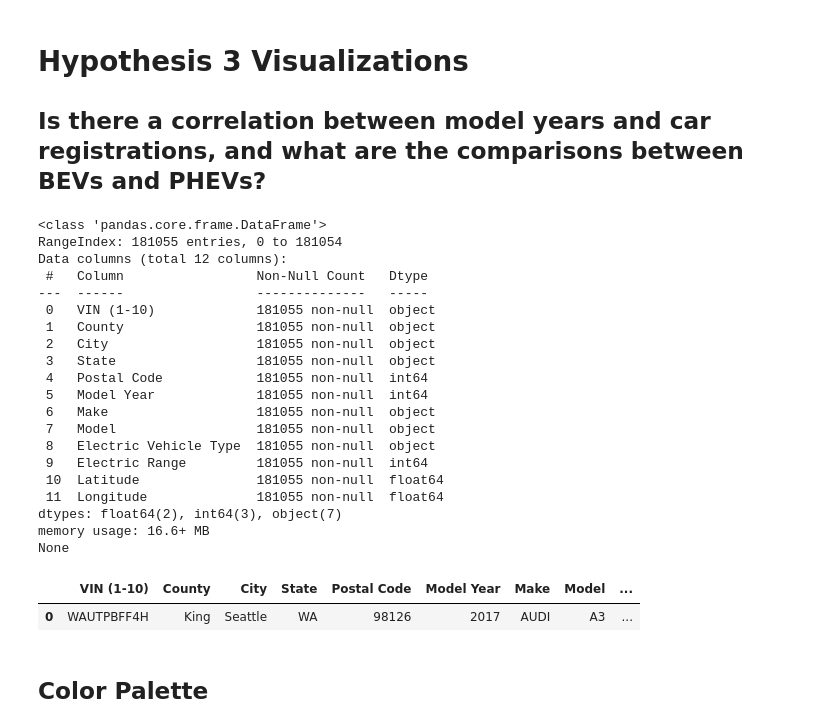
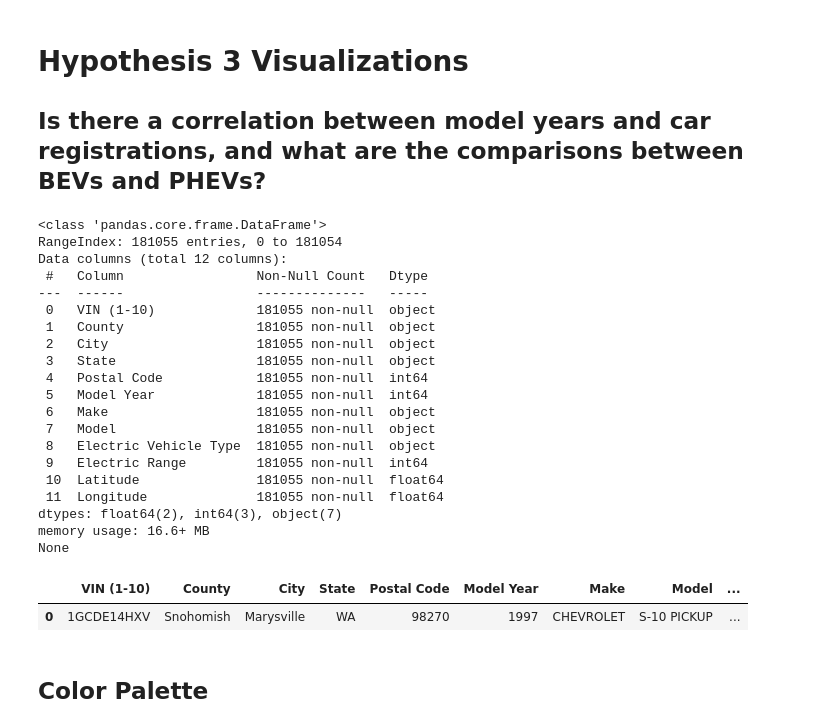
Before and after one commit to wrp94/project-1-group-02, a Jupyter notebook: ben_work/new_ben_work_model_year.ipynb, the cells around one changed output. Cells and saved outputs as stored; diff of their text form; code cells hidden in the pictures.

```diff
--- a/ben_work/new_ben_work_model_year.ipynb
+++ b/ben_work/new_ben_work_model_year.ipynb
@@ -9,32 +9,32 @@ import seaborn as sns
 import matplotlib.pyplot as plt
 # %%
 # Read in the CSV file
-df = pd.read_csv("./Desktop/full_vehicle_data.csv")
+df = pd.read_csv("../data/full_vehicle_data.csv")
 print(df.info())
 df.head(1)
 # %% [output]
 <class 'pandas.core.frame.DataFrame'>
 RangeIndex: 181055 entries, 0 to 181054
 Data columns (total 12 columns):
  #   Column                 Non-Null Count   Dtype
 ---  ------                 --------------   -----
  0   VIN (1-10)             181055 non-null  object
  1   County                 181055 non-null  object
  2   City                   181055 non-null  object
  3   State                  181055 non-null  object
  4   Postal Code            181055 non-null  int64
  5   Model Year             181055 non-null  int64
  6   Make                   181055 non-null  object
  7   Model                  181055 non-null  object
  8   Electric Vehicle Type  181055 non-null  object
  9   Electric Range         181055 non-null  int64
  10  Latitude               181055 non-null  float64
  11  Longitude              181055 non-null  float64
 dtypes: float64(2), int64(3), object(7)
 memory usage: 16.6+ MB
 None
 |  | VIN (1-10) | County | City | State | Postal Code | Model Year | Make | Model | ... |
-| 0 | WAUTPBFF4H | King | Seattle | WA | 98126 | 2017 | AUDI | A3 | ... |
+| 0 | 1GCDE14HXV | Snohomish | Marysville | WA | 98270 | 1997 | CHEVROLET | S-10 PICKUP | ... |
 # %% [markdown]
 ## Color Palette
 # %%
```
Also changed, not shown: parts of 13 cells of this notebook, 7 other files.
